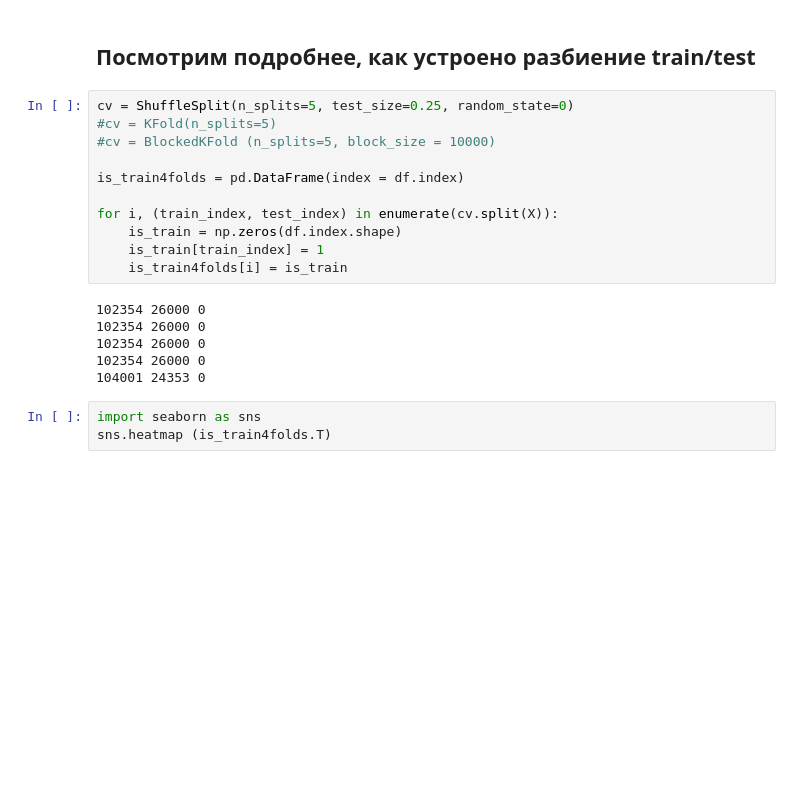
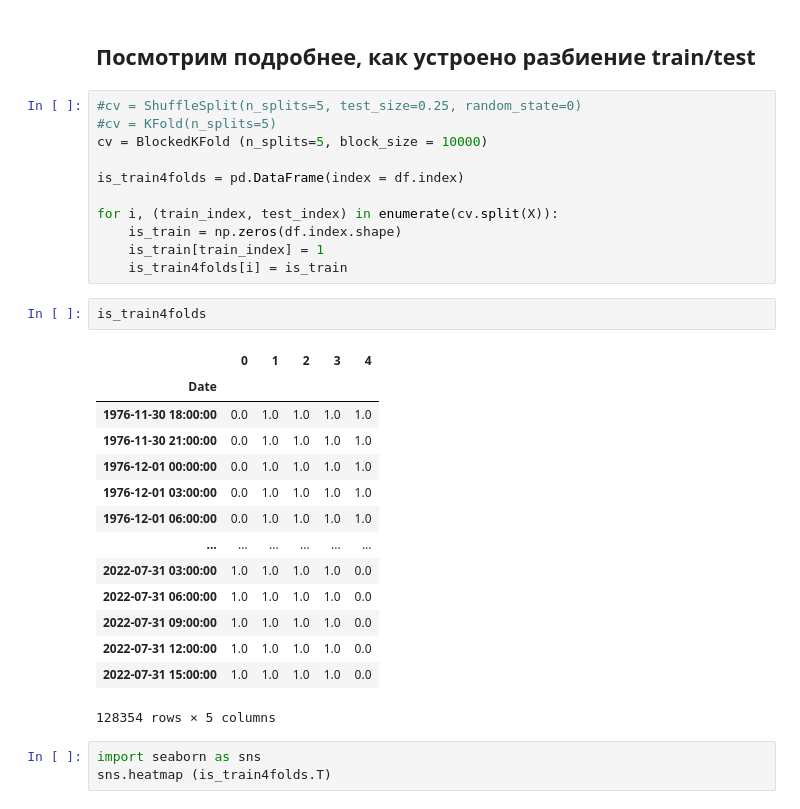
Before and after one commit to mvarentsov/ML4hydromet-2024, a Jupyter notebook: examples/Lect06c_CV_real_data.ipynb, the cells around one changed output. Drawn from its saved outputs; the diff is of its cells as text; blank space fills up the shorter version.

```diff
--- a/examples/Lect06c_CV_real_data.ipynb
+++ b/examples/Lect06c_CV_real_data.ipynb
@@ -157,9 +159,9 @@ score std (test):  0.49784019627198633
 # %% [markdown]
 ## Посмотрим подробнее, как устроено разбиение train/test
 # %%
-cv = ShuffleSplit(n_splits=5, test_size=0.25, random_state=0)
+#cv = ShuffleSplit(n_splits=5, test_size=0.25, random_state=0)
 #cv = KFold(n_splits=5)
-#cv = BlockedKFold (n_splits=5, block_size = 10000)
+cv = BlockedKFold (n_splits=5, block_size = 10000)
 
 is_train4folds = pd.DataFrame(index = df.index)
 
@@ -167,12 +169,23 @@ for i, (train_index, test_index) in enumerate(cv.split(X)):
     is_train = np.zeros(df.index.shape)
     is_train[train_index] = 1
     is_train4folds[i] = is_train
-# %% [output]
-102354 26000 0
-102354 26000 0
-102354 26000 0
-102354 26000 0
-104001 24353 0
+# %%
+is_train4folds
+# %% [output]
+|  | 0 | 1 | 2 | 3 | 4 |
+| Date |  |  |  |  |  |
+| 1976-11-30 18:00:00 | 0.0 | 1.0 | 1.0 | 1.0 | 1.0 |
+| 1976-11-30 21:00:00 | 0.0 | 1.0 | 1.0 | 1.0 | 1.0 |
+| 1976-12-01 00:00:00 | 0.0 | 1.0 | 1.0 | 1.0 | 1.0 |
+| 1976-12-01 03:00:00 | 0.0 | 1.0 | 1.0 | 1.0 | 1.0 |
+| 1976-12-01 06:00:00 | 0.0 | 1.0 | 1.0 | 1.0 | 1.0 |
+| ... | ... | ... | ... | ... | ... |
+| 2022-07-31 03:00:00 | 1.0 | 1.0 | 1.0 | 1.0 | 0.0 |
+| 2022-07-31 06:00:00 | 1.0 | 1.0 | 1.0 | 1.0 | 0.0 |
+| 2022-07-31 09:00:00 | 1.0 | 1.0 | 1.0 | 1.0 | 0.0 |
+| 2022-07-31 12:00:00 | 1.0 | 1.0 | 1.0 | 1.0 | 0.0 |
+| 2022-07-31 15:00:00 | 1.0 | 1.0 | 1.0 | 1.0 | 0.0 |
+128354 rows × 5 columns
 # %%
 import seaborn as sns
 sns.heatmap (is_train4folds.T)
```
Also changed, not shown: parts of 3 cells of this notebook, 3 other files.
